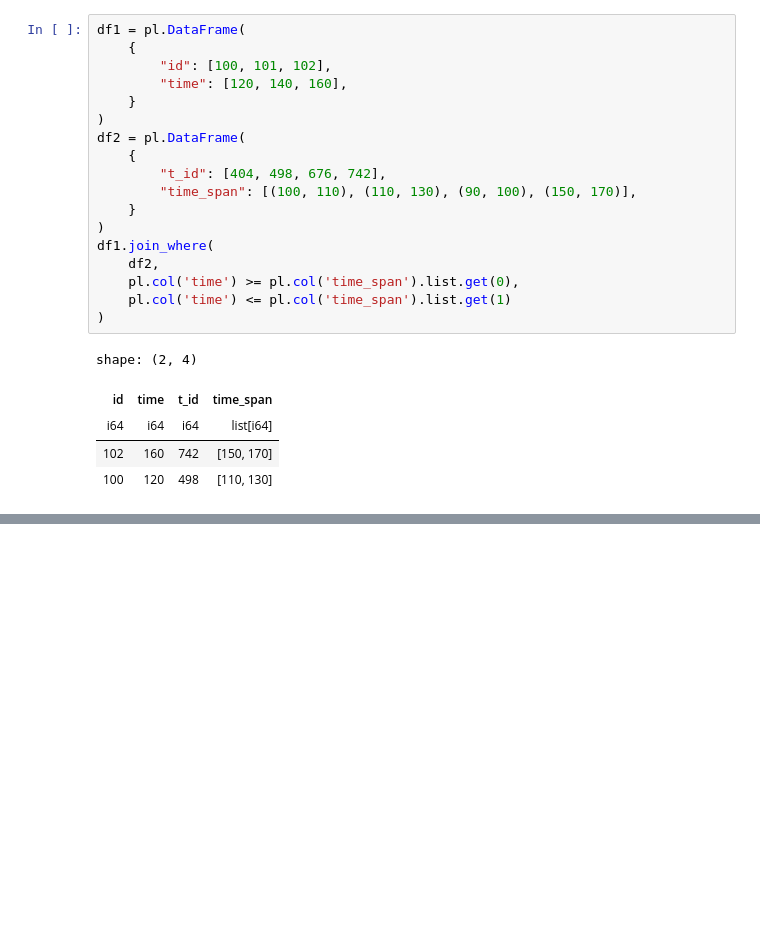
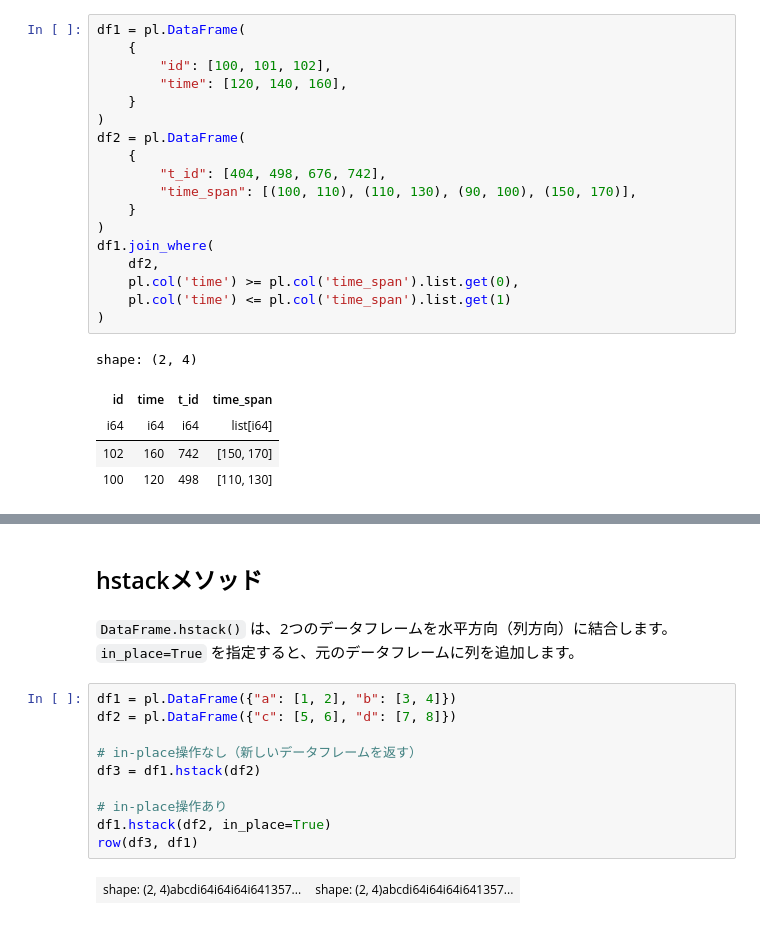
Before and after one commit to ruoyu0088/polars_guide, a Jupyter notebook: polars_guide/040_polars_combine_tables.ipynb, the cells around one changed output, grey strips where cells are left out. Cells and saved outputs as stored; diff of their text form; blank space fills up the shorter version.

```diff
--- a/polars_guide/040_polars_combine_tables.ipynb
+++ b/polars_guide/040_polars_combine_tables.ipynb
@@ -346,0 +382,16 @@ shape: (2, 4)
+# %% [markdown]
+## hstackメソッド
+# %% [markdown]
+`DataFrame.hstack()` は、2つのデータフレームを水平方向（列方向）に結合します。`in_place=True` を指定すると、元のデータフレームに列を追加します。
+# %%
+df1 = pl.DataFrame({"a": [1, 2], "b": [3, 4]})
+df2 = pl.DataFrame({"c": [5, 6], "d": [7, 8]})
+
+# in-place操作なし（新しいデータフレームを返す）
+df3 = df1.hstack(df2)
+
+# in-place操作あり
+df1.hstack(df2, in_place=True)
+row(df3, df1)
+# %% [output]
+| shape: (2, 4)abcdi64i64i64i641357... | shape: (2, 4)abcdi64i64i64i641357... |
```
Also changed, not shown: parts of 13 cells of this notebook.
